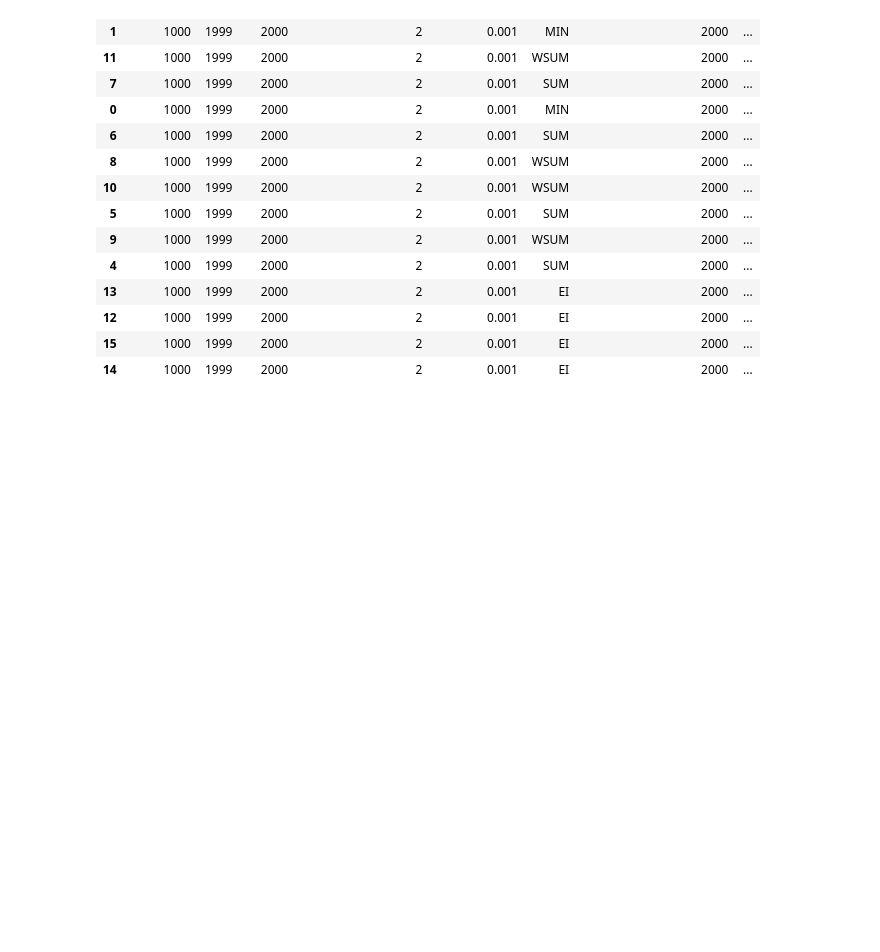
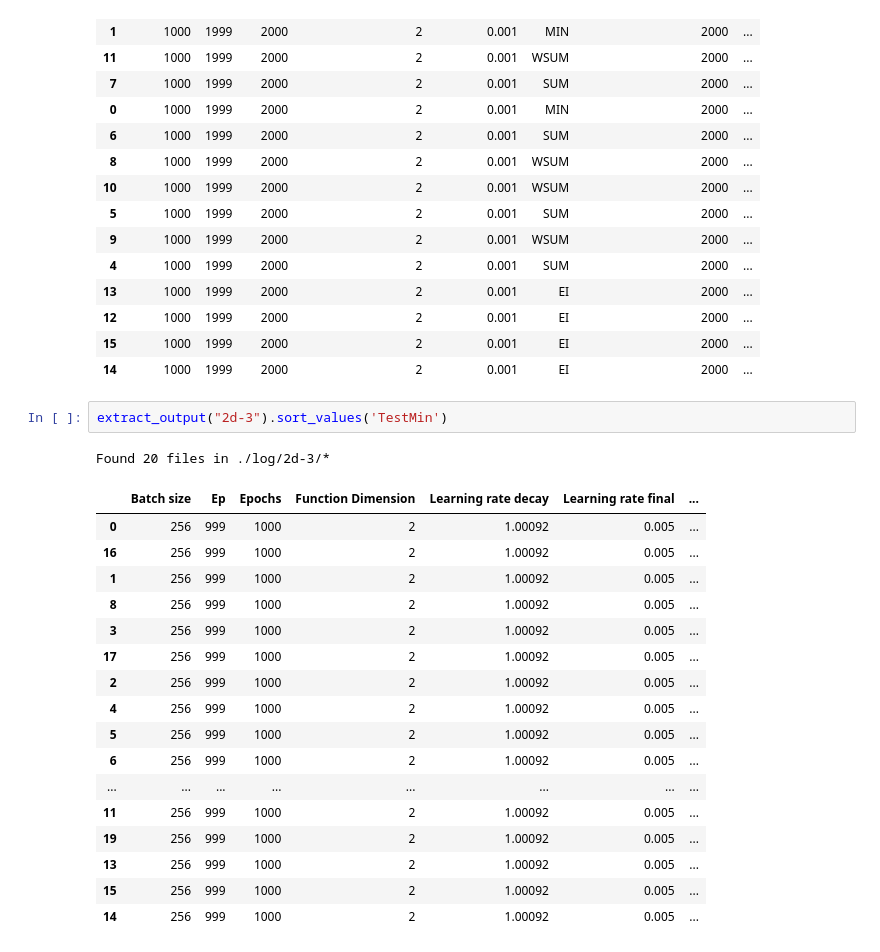
Before and after one commit to p16i/blackbox-optimization-using-rnns, a Jupyter notebook: visualize-experiment-results.ipynb, the cells around one changed output. Cells and saved outputs as stored; diff of their text form; blank space fills up the shorter version.

```diff
--- a/visualize-experiment-results.ipynb
+++ b/visualize-experiment-results.ipynb
@@ -72,3 +72,24 @@ Found 16 files in ./log/2d/*
 | 12 | 1000 | 1999 | 2000 | 2 | 0.001 | EI | 2000 | ... |
 | 15 | 1000 | 1999 | 2000 | 2 | 0.001 | EI | 2000 | ... |
 | 14 | 1000 | 1999 | 2000 | 2 | 0.001 | EI | 2000 | ... |
+# %%
+extract_output("2d-3").sort_values('TestMin')
+# %% [output]
+Found 20 files in ./log/2d-3/*
+|  | Batch size | Ep | Epochs | Function Dimension | Learning rate decay | Learning rate final | ... |
+| 0 | 256 | 999 | 1000 | 2 | 1.00092 | 0.005 | ... |
+| 16 | 256 | 999 | 1000 | 2 | 1.00092 | 0.005 | ... |
+| 1 | 256 | 999 | 1000 | 2 | 1.00092 | 0.005 | ... |
+| 8 | 256 | 999 | 1000 | 2 | 1.00092 | 0.005 | ... |
+| 3 | 256 | 999 | 1000 | 2 | 1.00092 | 0.005 | ... |
+| 17 | 256 | 999 | 1000 | 2 | 1.00092 | 0.005 | ... |
+| 2 | 256 | 999 | 1000 | 2 | 1.00092 | 0.005 | ... |
+| 4 | 256 | 999 | 1000 | 2 | 1.00092 | 0.005 | ... |
+| 5 | 256 | 999 | 1000 | 2 | 1.00092 | 0.005 | ... |
+| 6 | 256 | 999 | 1000 | 2 | 1.00092 | 0.005 | ... |
+| ... | ... | ... | ... | ... | ... | ... | ... |
+| 11 | 256 | 999 | 1000 | 2 | 1.00092 | 0.005 | ... |
+| 19 | 256 | 999 | 1000 | 2 | 1.00092 | 0.005 | ... |
+| 13 | 256 | 999 | 1000 | 2 | 1.00092 | 0.005 | ... |
+| 15 | 256 | 999 | 1000 | 2 | 1.00092 | 0.005 | ... |
+| 14 | 256 | 999 | 1000 | 2 | 1.00092 | 0.005 | ... |
```
Also changed, not shown: 1 other file.
